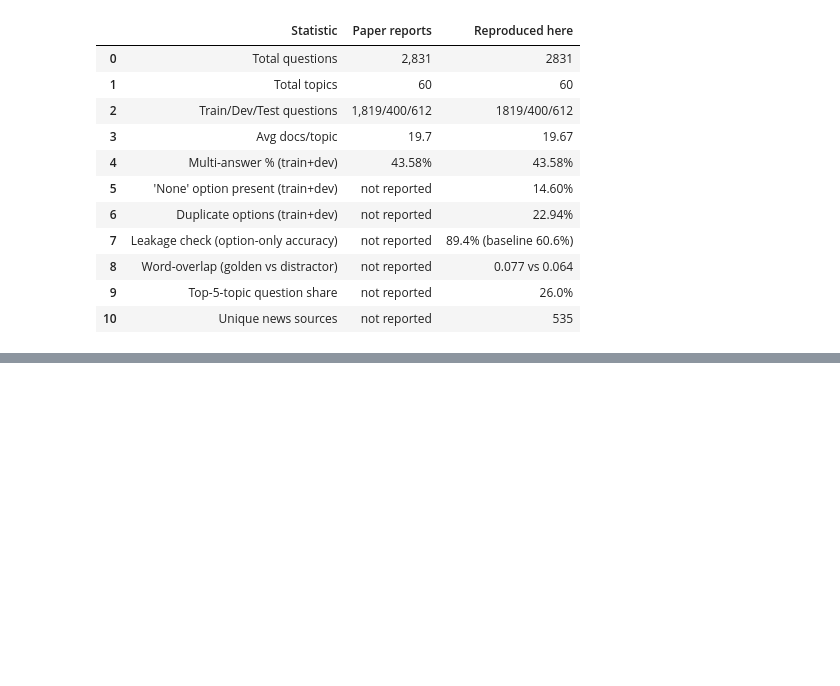
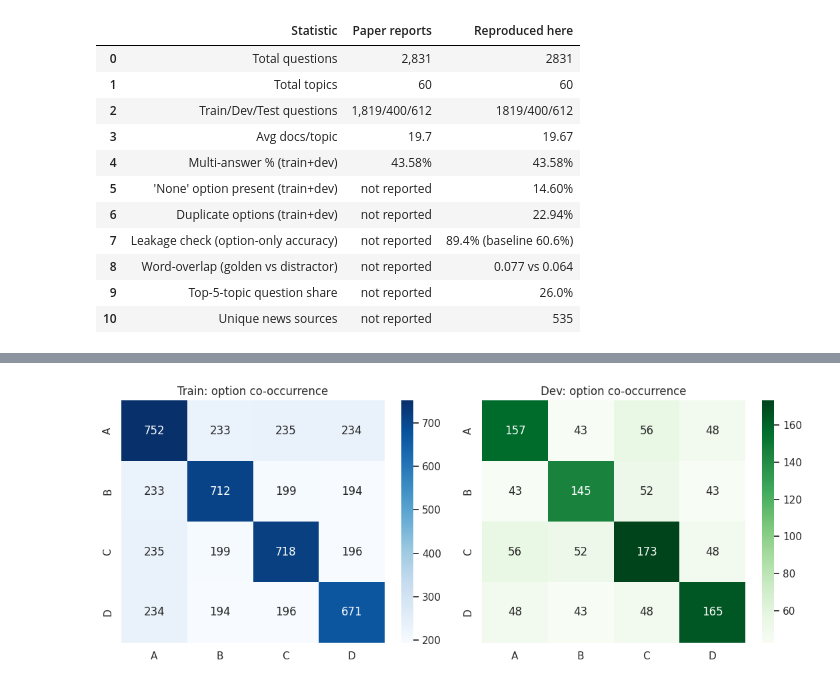
Before and after one commit to ZiA-rR/eda, a Jupyter notebook: AER_EDA_Complete_v4.ipynb, the cells around one changed output, grey strips where cells are left out. Cells and saved outputs as stored; diff of their text form; code cells hidden in the pictures; blank space fills up the shorter version.

```diff
--- a/AER_EDA_Complete_v4.ipynb
+++ b/AER_EDA_Complete_v4.ipynb
@@ -398,0 +406,8 @@ full_summary
+# %%
+for s in SPLITS:
+    df = questions[s]
+    if "golden_answer" not in df.columns:
+        print(f"{s}: NO golden_answer column (held-out test set)")
+        continue
+    sizes = df["golden_answer"].astype(str).str.split(",").apply(len)
+    print(f"{s}: avg gold set size = {sizes.mean():.3f}  (n={len(df)})")
@@ -398,0 +427,11 @@ full_summary
+# %%
+for s in ["train_data","dev_data"]:
+    df = questions[s]
+    sizes = df["golden_answer"].astype(str).str.split(",").apply(len)
+    print(f"--- {s} ---")
+    print(sizes.value_counts().sort_index().rename({1:"single",2:"double",3:"triple"}))
+    print()
+
+print("--- combined (train+dev) ---")
+combined_sizes = combined["golden_answer"].astype(str).str.split(",").apply(len)
+print(combined_sizes.value_counts().sort_index().rename({1:"single",2:"double",3:"triple"}))
@@ -398,0 +459,28 @@ full_summary
+# %%
+import itertools
+
+def cooccurrence_matrix(df):
+    letters = ["A","B","C","D"]
+    mat = pd.DataFrame(0, index=letters, columns=letters)
+    for _, row in df.iterrows():
+        golden = [g.strip() for g in str(row["golden_answer"]).split(",")]
+        golden = [g for g in golden if g in letters]
+        for a, b in itertools.combinations(golden, 2):
+            mat.loc[a, b] += 1
+            mat.loc[b, a] += 1
+        for a in golden:
+            mat.loc[a, a] += 1
+    return mat
+
+train_mat = cooccurrence_matrix(questions["train_data"])
+dev_mat = cooccurrence_matrix(questions["dev_data"])
+
+fig, axes = plt.subplots(1, 2, figsize=(11, 4.5))
+sns.heatmap(train_mat, annot=True, fmt="d", cmap="Blues", ax=axes[0])
+axes[0].set_title("Train: option co-occurrence")
+sns.heatmap(dev_mat, annot=True, fmt="d", cmap="Greens", ax=axes[1])
+axes[1].set_title("Dev: option co-occurrence")
+plt.tight_layout()
+plt.show()
+# %% [output]
+[figure, added]
```
Also changed, not shown: parts of 17 cells of this notebook.
